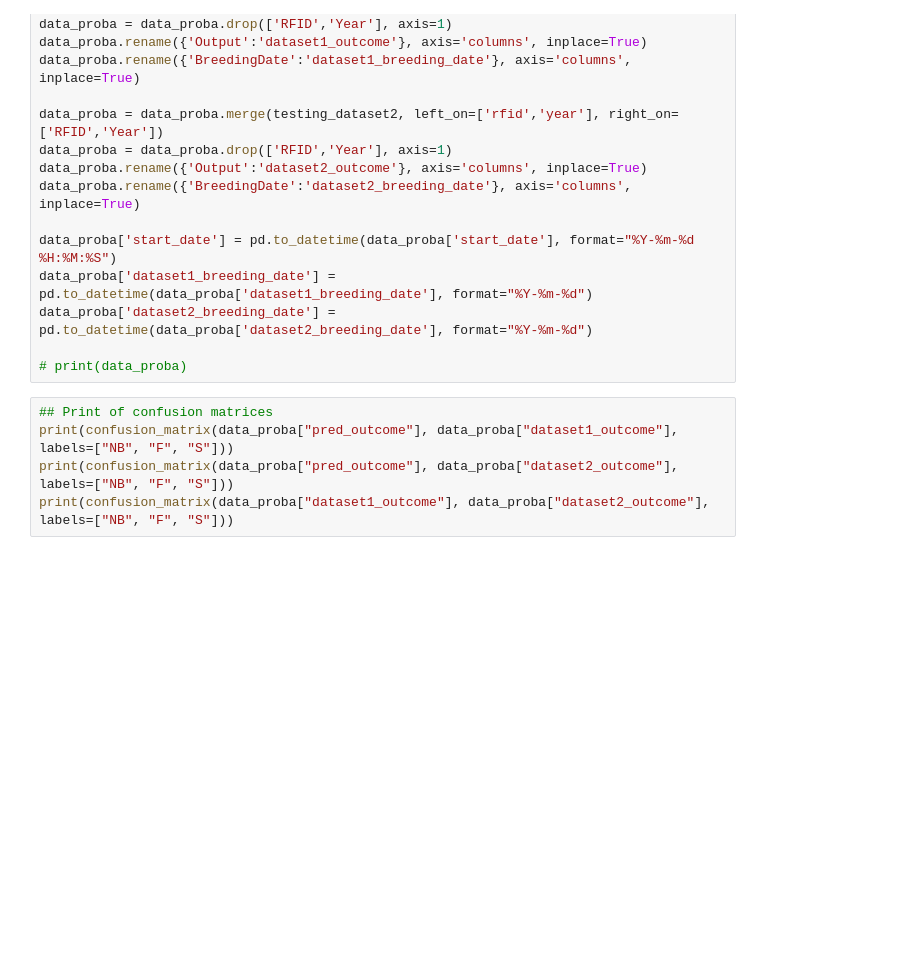
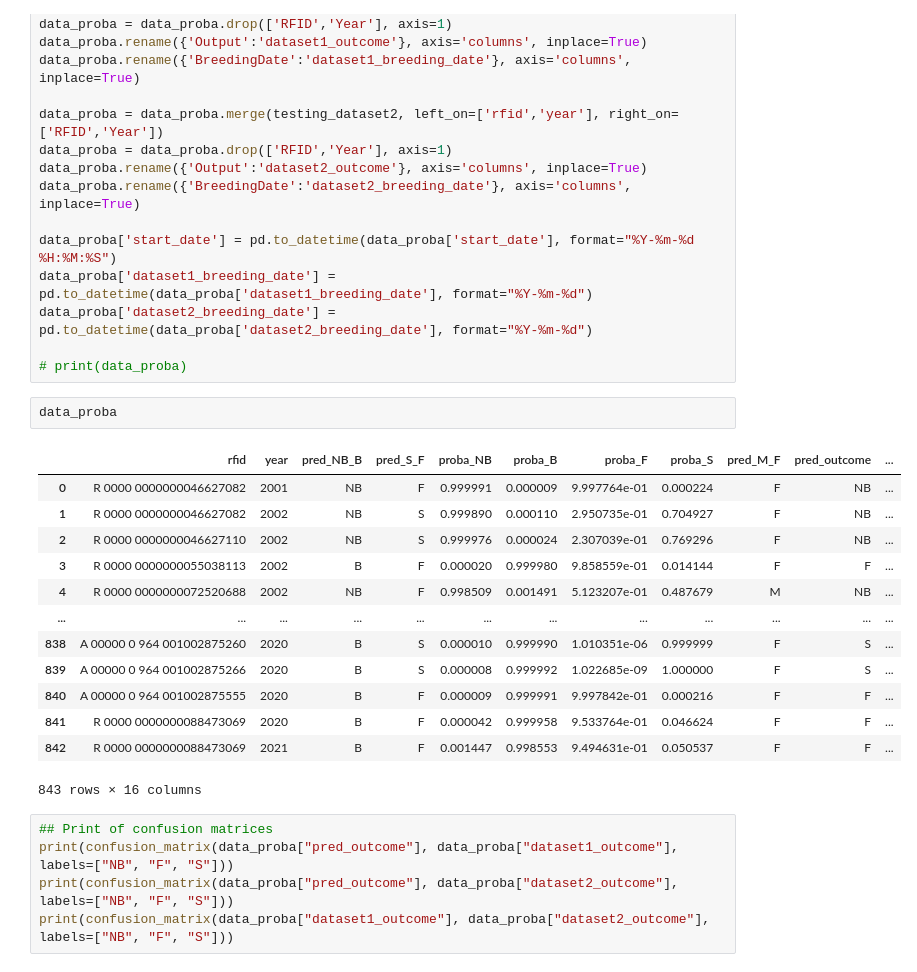
Before and after one commit to g-bardon/RFIDeep, a Jupyter notebook: RFIDeep_Codes/accuracy_RFIDeep_paper.ipynb, the cells around one changed output. Drawn from its saved outputs; the diff is of its cells as text; blank space fills up the shorter version.

```diff
--- a/RFIDeep_Codes/accuracy_RFIDeep_paper.ipynb
+++ b/RFIDeep_Codes/accuracy_RFIDeep_paper.ipynb
@@ -154,6 +154,22 @@ data_proba['dataset1_breeding_date'] = pd.to_datetime(data_proba['dataset1_breed
 data_proba['dataset2_breeding_date'] = pd.to_datetime(data_proba['dataset2_breeding_date'], format="%Y-%m-%d")
 
 # print(data_proba)
+# %%
+data_proba
+# %% [output]
+|  | rfid | year | pred_NB_B | pred_S_F | proba_NB | proba_B | proba_F | proba_S | pred_M_F | pred_outcome | ... |
+| 0 | R 0000 0000000046627082 | 2001 | NB | F | 0.999991 | 0.000009 | 9.997764e-01 | 0.000224 | F | NB | ... |
+| 1 | R 0000 0000000046627082 | 2002 | NB | S | 0.999890 | 0.000110 | 2.950735e-01 | 0.704927 | F | NB | ... |
+| 2 | R 0000 0000000046627110 | 2002 | NB | S | 0.999976 | 0.000024 | 2.307039e-01 | 0.769296 | F | NB | ... |
+| 3 | R 0000 0000000055038113 | 2002 | B | F | 0.000020 | 0.999980 | 9.858559e-01 | 0.014144 | F | F | ... |
+| 4 | R 0000 0000000072520688 | 2002 | NB | F | 0.998509 | 0.001491 | 5.123207e-01 | 0.487679 | M | NB | ... |
+| ... | ... | ... | ... | ... | ... | ... | ... | ... | ... | ... | ... |
+| 838 | A 00000 0 964 001002875260 | 2020 | B | S | 0.000010 | 0.999990 | 1.010351e-06 | 0.999999 | F | S | ... |
+| 839 | A 00000 0 964 001002875266 | 2020 | B | S | 0.000008 | 0.999992 | 1.022685e-09 | 1.000000 | F | S | ... |
+| 840 | A 00000 0 964 001002875555 | 2020 | B | F | 0.000009 | 0.999991 | 9.997842e-01 | 0.000216 | F | F | ... |
+| 841 | R 0000 0000000088473069 | 2020 | B | F | 0.000042 | 0.999958 | 9.533764e-01 | 0.046624 | F | F | ... |
+| 842 | R 0000 0000000088473069 | 2021 | B | F | 0.001447 | 0.998553 | 9.494631e-01 | 0.050537 | F | F | ... |
+843 rows × 16 columns
 # %%
 ## Print of confusion matrices
 print(confusion_matrix(data_proba["pred_outcome"], data_proba["dataset1_outcome"], labels=["NB", "F", "S"]))
```
Also changed, not shown: parts of 2 cells of this notebook.
